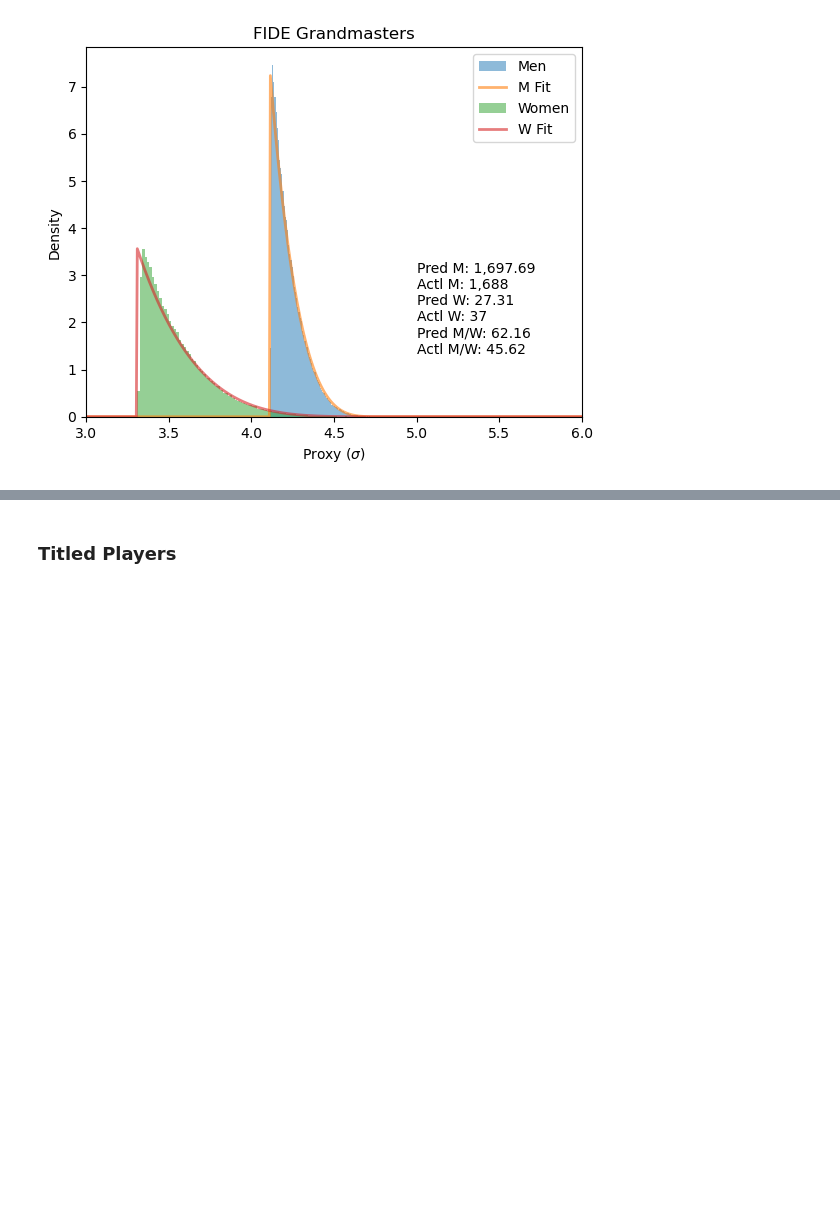
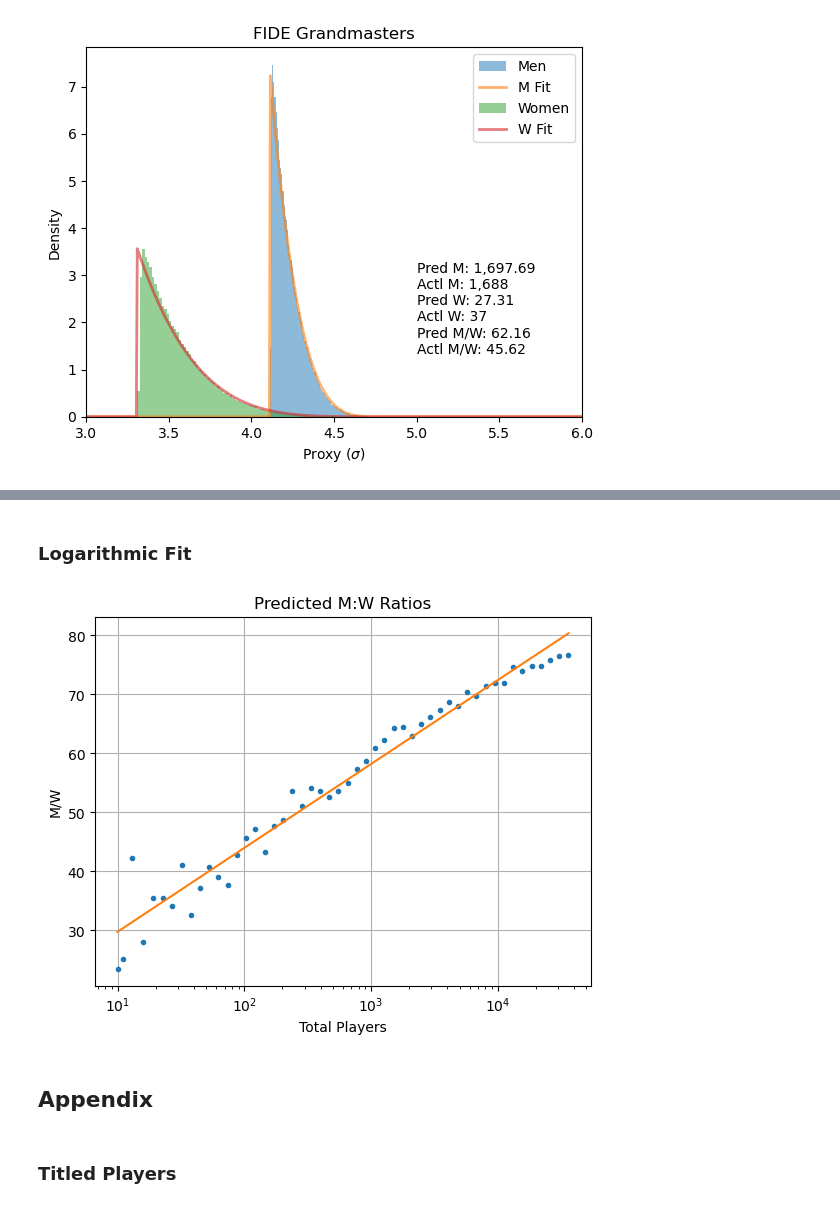
Before and after one commit to viamiraia/participation-gaps, a Jupyter notebook: fide-based-chess-analysis.ipynb, the cells around one changed output, grey strips where cells are left out. Drawn from its saved outputs; the diff is of its cells as text; code cells hidden in the pictures; blank space fills up the shorter version.

```diff
--- a/fide-based-chess-analysis.ipynb
+++ b/fide-based-chess-analysis.ipynb
@@ -246,3 +299,28 @@ Here I will go from US players, to players rated over 2400, to GMs.
+# %% [markdown]
+### Logarithmic Fit
+# %%
+from scipy.optimize import curve_fit
+
+
+def log_func(x, a, b, c):
+    return a * np.log(b * x) + c
+
+
+params, _ = curve_fit(log_func, test_x, m_w_ratios)
+pred_m_w = log_func(pred_log_x, *params)
+# %%
+fig, ax = plt.subplots()
+ax.plot(test_x, m_w_ratios, '.', label='Men/Women')
+ax.plot(pred_log_x, pred_m_w, '-', label='Log-Linear Regression')
+ax.set_xlabel('Total Players')
+ax.set_ylabel('M/W')
+ax.set_title('Predicted M:W Ratios')
+ax.grid()
+ax.set_xscale('log')
+# %% [output]
+[figure, added]
+# %% [markdown]
+## Appendix
 # %% [markdown]
 ### Titled Players
 # %%
```
Also changed, not shown: parts of 20 cells of this notebook, 4 other files.
